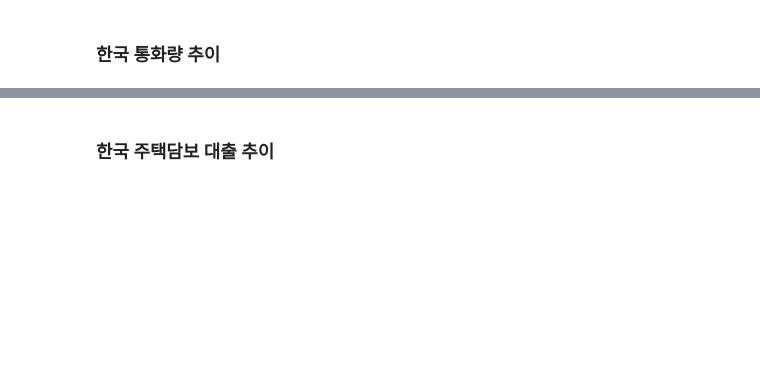
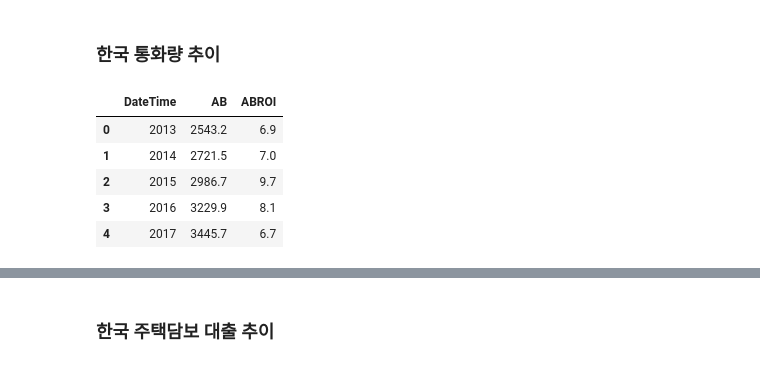
Before and after one commit to sainthm/MGS_AI_DS, a Jupyter notebook: YDK/EDA/EDA_Project.ipynb, the cells around one changed output, grey strips where cells are left out. Cells and saved outputs as stored; diff of their text form; code cells hidden in the pictures; blank space fills up the shorter version.

```diff
--- a/YDK/EDA/EDA_Project.ipynb
+++ b/YDK/EDA/EDA_Project.ipynb
@@ -26,2 +51,12 @@ bokbr.head()
 # %% [markdown]
 ### 한국 통화량 추이
+# %%
+ms = pd.read_csv("./EDA_file/ms.csv")
+ms.head()
+# %% [output]
+|  | DateTime | AB | ABROI |
+| 0 | 2013 | 2543.2 | 6.9 |
+| 1 | 2014 | 2721.5 | 7.0 |
+| 2 | 2015 | 2986.7 | 9.7 |
+| 3 | 2016 | 3229.9 | 8.1 |
+| 4 | 2017 | 3445.7 | 6.7 |
```
Also changed, not shown: parts of 7 cells of this notebook.
